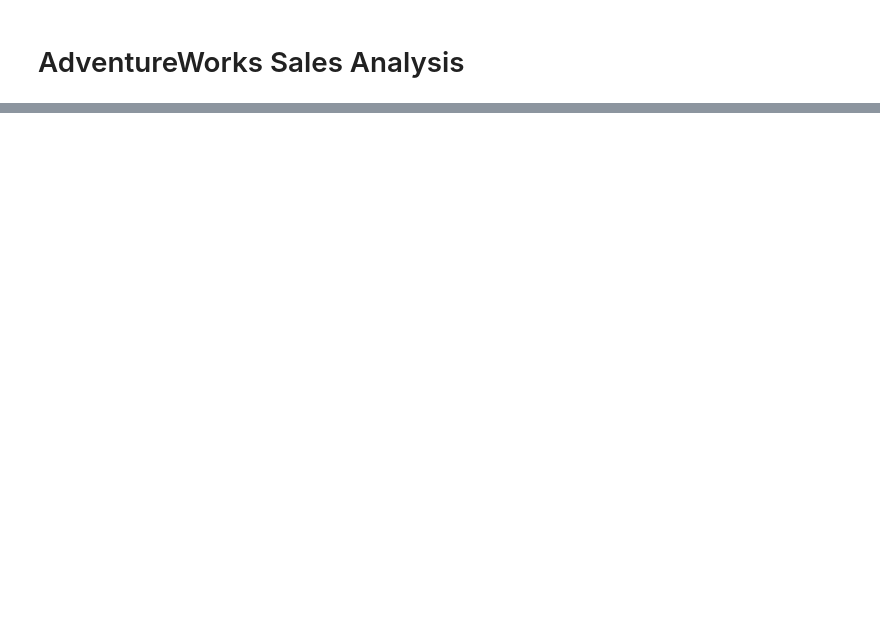
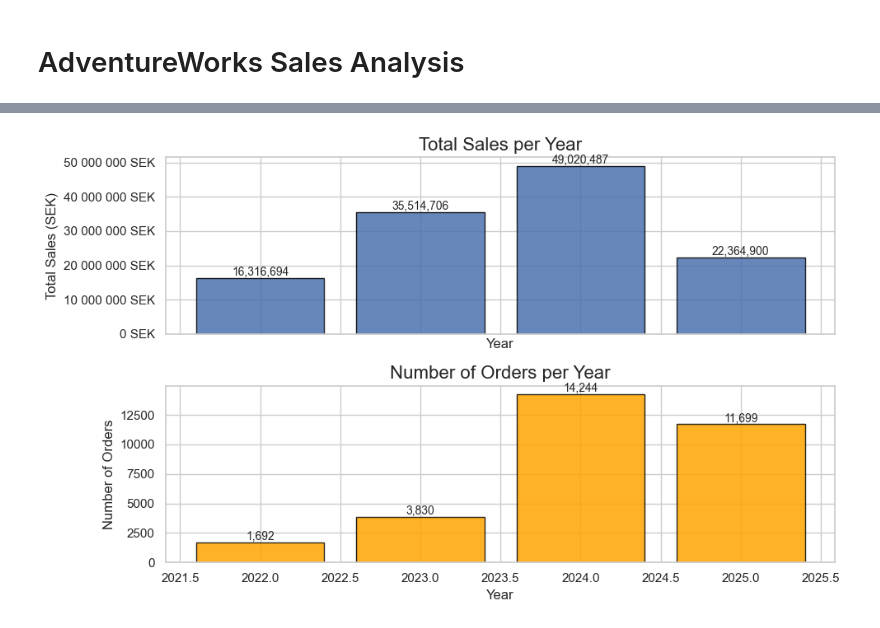
Before and after one commit to Jesdawow/SQL_Adventureworks, a Jupyter notebook: notebooks/analysis.ipynb, the cells around one changed output, grey strips where cells are left out. Cells and saved outputs as stored; diff of their text form; code cells hidden in the pictures; blank space fills up the shorter version.

```diff
--- a/notebooks/analysis.ipynb
+++ b/notebooks/analysis.ipynb
@@ -55,0 +149,34 @@ df.plot(
+# %%
+sql = read_sql_file("vis4.sql")
+df4 = query_df(sql)
+df4 = df4.sort_values('OrderYear')
+
+fig, axes = plt.subplots(2,1,figsize=(10, 6), sharex=True)
+
+#Plot 1
+bars_sales = axes[0].bar(df4['OrderYear'], df4['TotalSales'], edgecolor='black', alpha=0.85)
+
+axes[0].set_title("Total Sales per Year", fontsize=16)
+axes[0].set_xlabel("Year", fontsize=12)
+axes[0].set_ylabel("Total Sales (SEK)")
+axes[0].yaxis.set_major_formatter(sek_formatter)
+
+for bar in bars_sales:
+    height = bar.get_height()
+    axes[0].text(bar.get_x() + bar.get_width() / 2, height, f"{height:,.0f}", ha='center', va='bottom', fontsize=10)
+
+#Plot 2
+bars_orders = axes[1].bar(df4['OrderYear'], df4['OrderCount'], color='orange', edgecolor='black', alpha=0.85)
+
+axes[1].set_title("Number of Orders per Year", fontsize=16)
+axes[1].set_xlabel("Year", fontsize=12)
+axes[1].set_ylabel("Number of Orders", fontsize=12)
+
+for bars in bars_orders:
+    height = bars.get_height()
+    axes[1].text(bars.get_x() + bars.get_width() / 2, height, f"{height:,.0f}", ha='center', va='bottom', fontsize=10)
+
+plt.tight_layout()
+plt.show()
+# %% [output]
+[figure, added]
```
Also changed, not shown: parts of 13 cells of this notebook, 7 other files.
